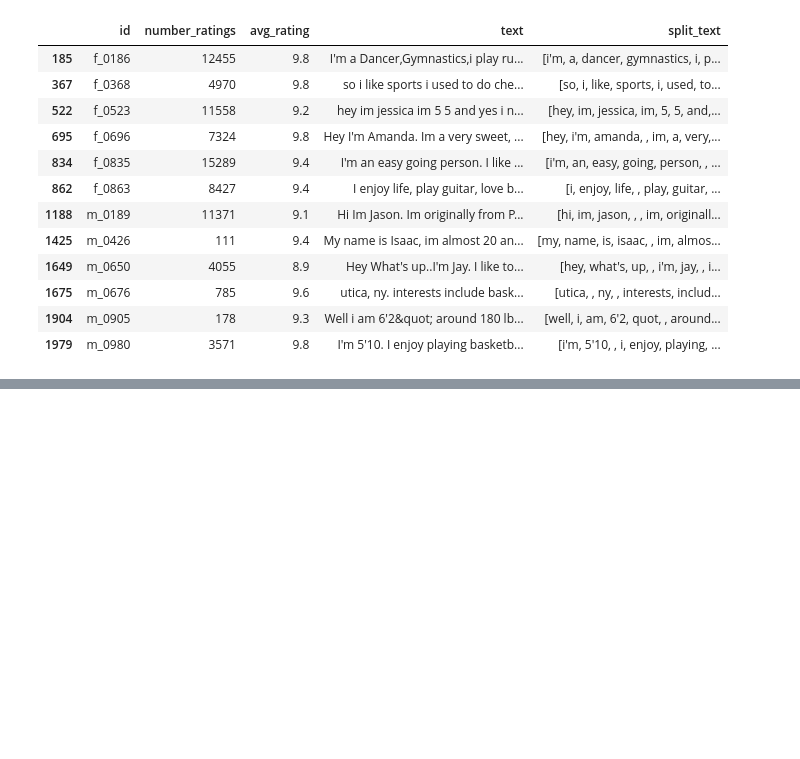
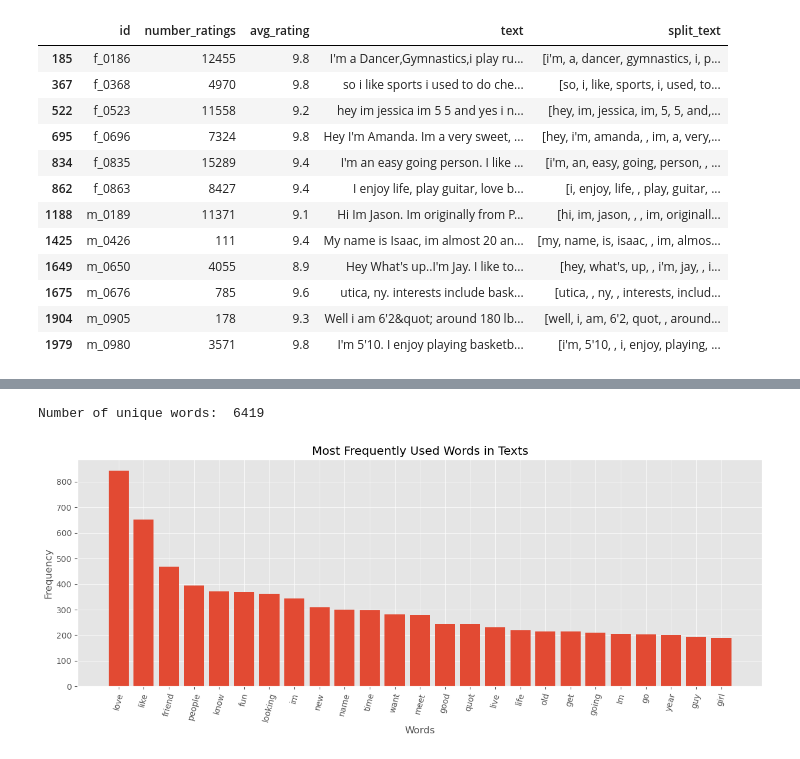
Before and after one commit to maxxelbax/ML-Project, a Jupyter notebook: data_analysis.ipynb, the cells around one changed output, grey strips where cells are left out. Cells and saved outputs as stored; diff of their text form; code cells hidden in the pictures; blank space fills up the shorter version.

```diff
--- a/data_analysis.ipynb
+++ b/data_analysis.ipynb
@@ -49,0 +144,26 @@ df.loc[df['text'].str.contains('basketball')]
+# %%
+# Combine all tokenized texts into one list of words
+all_words = [word for sublist in df['tokenized_text'] for word in sublist]
+
+# Creating a set list that will only take in unique words
+total_vocab = set(all_words)
+
+# Printing out the number of unique words in all the texts combined
+print("Number of unique words: ", len(total_vocab))
+
+# Determining the use frequency of each word in all the texts
+word_freq = FreqDist(all_words)
+
+# Plotting the most frequently used words
+plt.style.use('ggplot')
+plt.figure(figsize=(15, 5))
+
+plt.bar(*zip(*word_freq.most_common(25)))
+plt.xticks(rotation=75)
+plt.title('Most Frequently Used Words in Texts')
+plt.xlabel('Words')
+plt.ylabel('Frequency')
+plt.show()
+# %% [output]
+Number of unique words:  6419
+[figure, added]
```
Also changed, not shown: parts of 5 cells of this notebook.
